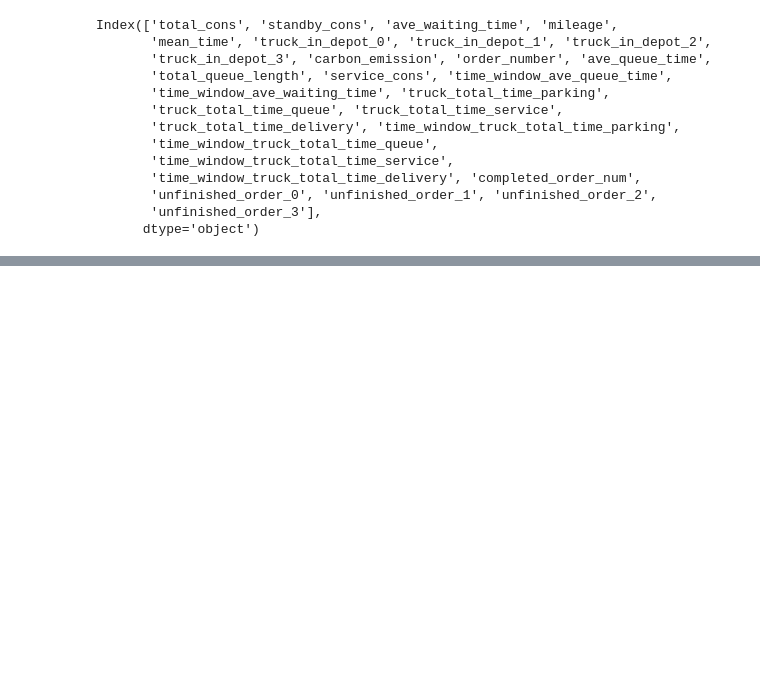
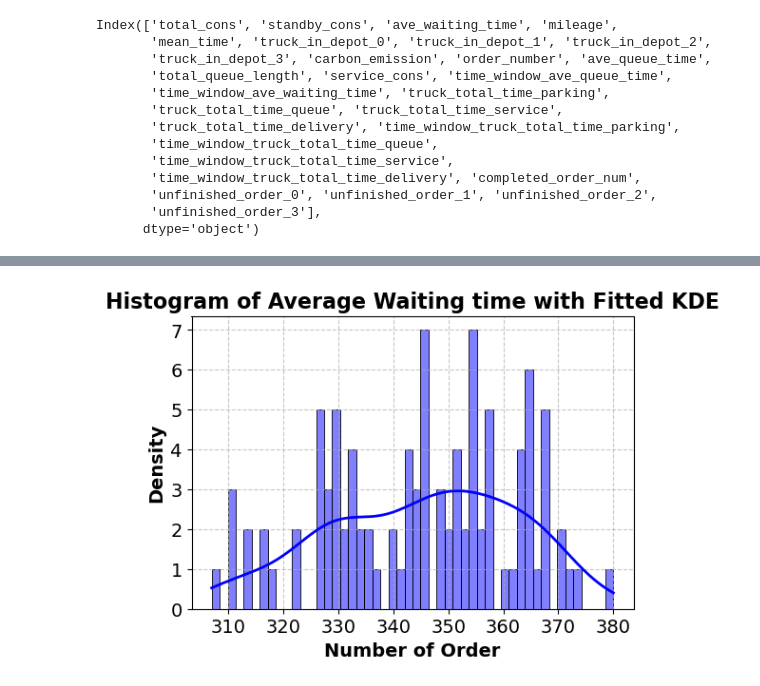
Before and after one commit to kornbjtu/LargeEvent, a Jupyter notebook: plot.ipynb, the cells around one changed output, grey strips where cells are left out. Saved outputs shown, nothing was run; the diff lists cells and outputs as text; code cells hidden in the pictures; blank space fills up the shorter version.

```diff
--- a/plot.ipynb
+++ b/plot.ipynb
@@ -51,0 +100,41 @@ d[['truck_in_depot_0', 'truck_in_depot_1', 'truck_in_depot_2', 'truck_in_depot_3
+# %%
+import matplotlib.pyplot as plt
+import csv
+import pandas as pd
+import seaborn as sns
+import os
+
+plt.style.use('default')
+folder = "output"
+file = lambda i: "output_scenario_1_seed_{0}.csv".format(str(i))
+# %%
+l = []
+
+for i in range(1, 101):
+    data = pd.read_csv("/".join([folder, file(i)]))
+    avg = data['order_number'].max()
+
+    l.append(avg)
+# %%
+
+
+# Set the aesthetic style of the plots
+
+# Create the plot
+plt.figure(figsize=(6,4))
+histplot = sns.histplot(l, bins=50, kde=True, color="blue", line_kws={"linewidth": 2})
+
+# Customize the plot
+plt.xlabel("Number of Order", fontsize=14, fontweight='bold')
+plt.ylabel("Density", fontsize=14, fontweight='bold')
+plt.title("Histogram of Average Waiting time with Fitted KDE", fontsize=16, fontweight='bold')
+plt.xticks(fontsize=14)
+plt.yticks(fontsize=14)
+
+# Add gridlines
+plt.grid(True, linestyle='--', alpha=0.7)
+
+# Show the plot
+plt.show()
+# %% [output]
+[figure, added]
```
Also changed, not shown: parts of 9 cells of this notebook, 5 other files.
